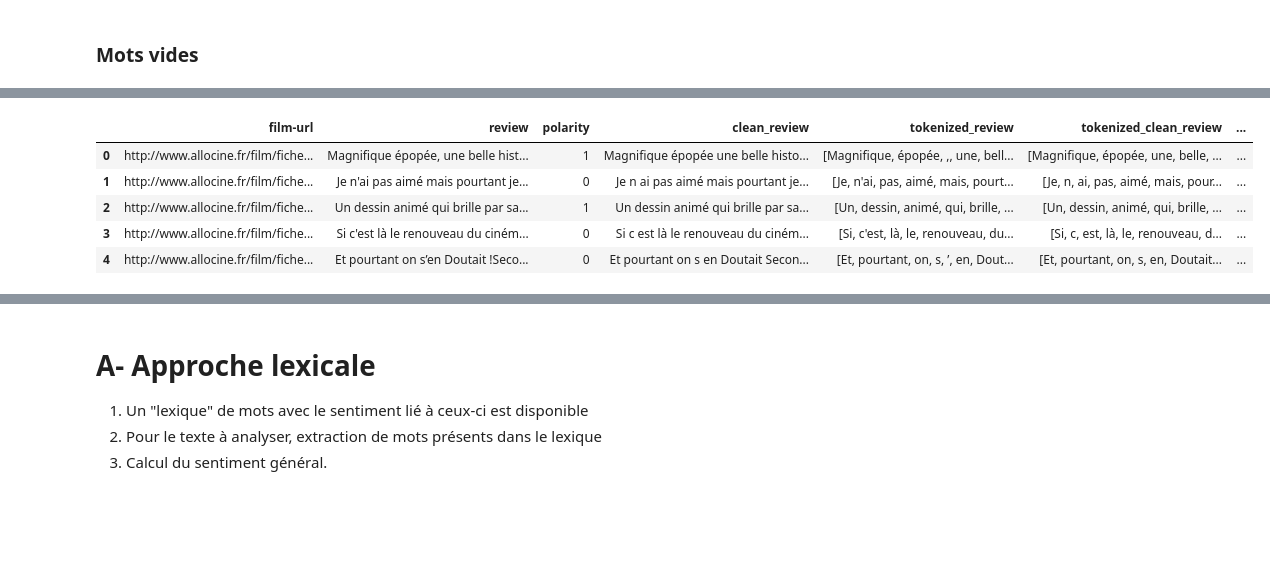
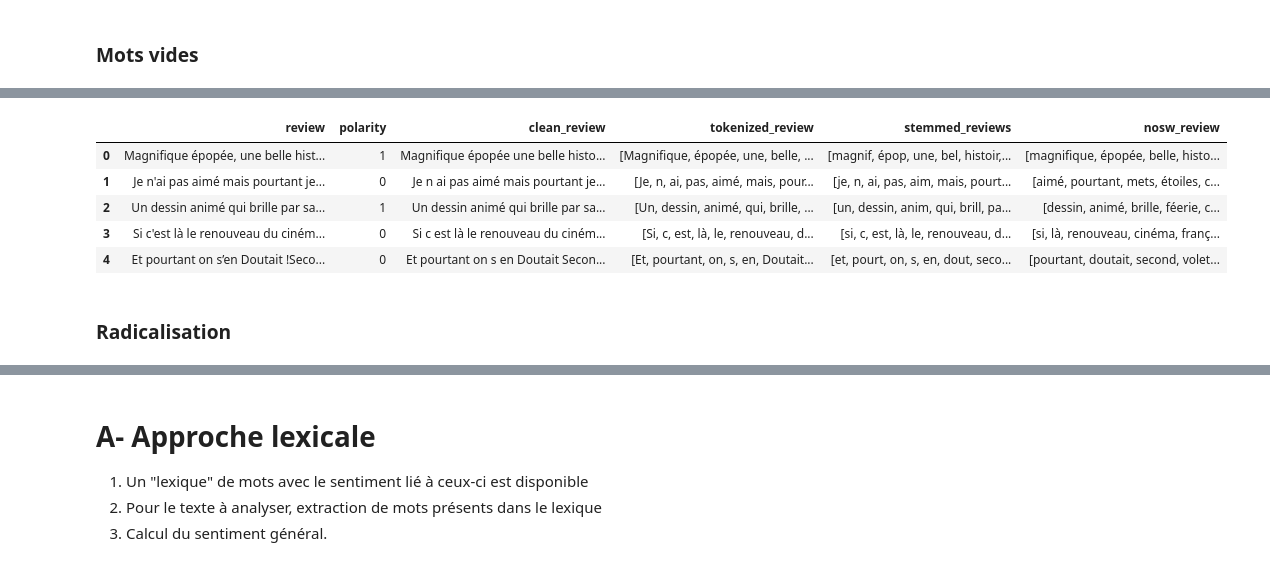
Before and after one commit to Vachonni/TrainingNLP, a Jupyter notebook: ConsortFormationNLP.ipynb, the cells around one changed output, grey strips where cells are left out. Drawn from its saved outputs; the diff is of its cells as text; code cells hidden in the pictures; blank space fills up the shorter version.

```diff
--- a/ConsortFormationNLP.ipynb
+++ b/ConsortFormationNLP.ipynb
@@ -39,15 +39,17 @@ import pandas as pd
 
 import config
 
-
+# Load data
 with tarfile.open(config.base_dir + '/Data/data.tar.bz2', 'r:bz2') as tar:
     datafile = tar.extractfile('data/allocine_dataset.pickle')
     all_data = pickle.load(datafile)
 
-# print complete cell content in the column 'review' of test data
+# For test data, we only keep the review and the polarity
+test_data = all_data["test_set"].drop(columns=["film-url"])
+
+# Print data example with complete content of  column 'review'
 pd.set_option('display.max_colwidth', None)
-test_data = all_data["test_set"]
-test_data[:3]
+all_data["test_set"].head()
 # %% [output]
 |  | film-url | review | polarity |
 | 0 | http://www.allocine.fr/film/fiche... | Magnifique épopée, une belle hist... | 1 |
@@ -91,6 +97,6 @@ nltk.download('punkt')
 
 from nltk.tokenize import word_tokenize
 
-test_data['tokenized_review'] = test_data['review'].apply(lambda text: word_tokenize(text, language='french'))
+test_data['tokenized_NOT_CLEAN_review'] = test_data['review'].apply(lambda text: word_tokenize(text, language='french'))
 # %% [output]
 [nltk_data] Downloading package punkt to /root/nltk_data...
@@ -98,4 +104,4 @@ test_data['tokenized_review'] = test_data['review'].apply(lambda text: word_toke
 # %%
-test_data['tokenized_clean_review'] = test_data['clean_review'].apply(lambda text: word_tokenize(text, language='french'))
+test_data['tokenized_review'] = test_data['clean_review'].apply(lambda text: word_tokenize(text, language='french'))
 test_data.head()
 # %% [output]
@@ -107,0 +114,4 @@ test_data.head()
+# %%
+# Remove the reviews tokenized from non-cleaned reviews
+test_data = test_data.drop(columns=['tokenized_NOT_CLEAN_review'])
+test_data.head()
@@ -156,10 +180,12 @@ stopwords
 # %%
-test_data['nosw_tokenized_clean_review'] = test_data['tokenized_clean_review'].apply(lambda x: [word.lower() for word in x if word.lower() not in stopwords])
+test_data['nosw_review'] = test_data['tokenized_review'].apply(lambda x: [word.lower() for word in x if word.lower() not in stopwords])
 test_data.head()
 # %% [output]
-|  | film-url | review | polarity | clean_review | tokenized_review | tokenized_clean_review | ... |
-| 0 | http://www.allocine.fr/film/fiche... | Magnifique épopée, une belle hist... | 1 | Magnifique épopée une belle histo... | [Magnifique, épopée, ,, une, bell... | [Magnifique, épopée, une, belle, ... | ... |
-| 1 | http://www.allocine.fr/film/fiche... | Je n'ai pas aimé mais pourtant je... | 0 | Je n ai pas aimé mais pourtant je... | [Je, n'ai, pas, aimé, mais, pourt... | [Je, n, ai, pas, aimé, mais, pour... | ... |
-| 2 | http://www.allocine.fr/film/fiche... | Un dessin animé qui brille par sa... | 1 | Un dessin animé qui brille par sa... | [Un, dessin, animé, qui, brille, ... | [Un, dessin, animé, qui, brille, ... | ... |
-| 3 | http://www.allocine.fr/film/fiche... | Si c'est là le renouveau du ciném... | 0 | Si c est là le renouveau du ciném... | [Si, c'est, là, le, renouveau, du... | [Si, c, est, là, le, renouveau, d... | ... |
-| 4 | http://www.allocine.fr/film/fiche... | Et pourtant on s’en Doutait !Seco... | 0 | Et pourtant on s en Doutait Secon... | [Et, pourtant, on, s, ’, en, Dout... | [Et, pourtant, on, s, en, Doutait... | ... |
+|  | review | polarity | clean_review | tokenized_review | stemmed_reviews | nosw_review |
+| 0 | Magnifique épopée, une belle hist... | 1 | Magnifique épopée une belle histo... | [Magnifique, épopée, une, belle, ... | [magnif, épop, une, bel, histoir,... | [magnifique, épopée, belle, histo... |
+| 1 | Je n'ai pas aimé mais pourtant je... | 0 | Je n ai pas aimé mais pourtant je... | [Je, n, ai, pas, aimé, mais, pour... | [je, n, ai, pas, aim, mais, pourt... | [aimé, pourtant, mets, étoiles, c... |
+| 2 | Un dessin animé qui brille par sa... | 1 | Un dessin animé qui brille par sa... | [Un, dessin, animé, qui, brille, ... | [un, dessin, anim, qui, brill, pa... | [dessin, animé, brille, féerie, c... |
+| 3 | Si c'est là le renouveau du ciném... | 0 | Si c est là le renouveau du ciném... | [Si, c, est, là, le, renouveau, d... | [si, c, est, là, le, renouveau, d... | [si, là, renouveau, cinéma, franç... |
+| 4 | Et pourtant on s’en Doutait !Seco... | 0 | Et pourtant on s en Doutait Secon... | [Et, pourtant, on, s, en, Doutait... | [et, pourt, on, s, en, dout, seco... | [pourtant, doutait, second, volet... |
+# %% [markdown]
+### Radicalisation
```
Also changed, not shown: parts of 32 cells of this notebook.
